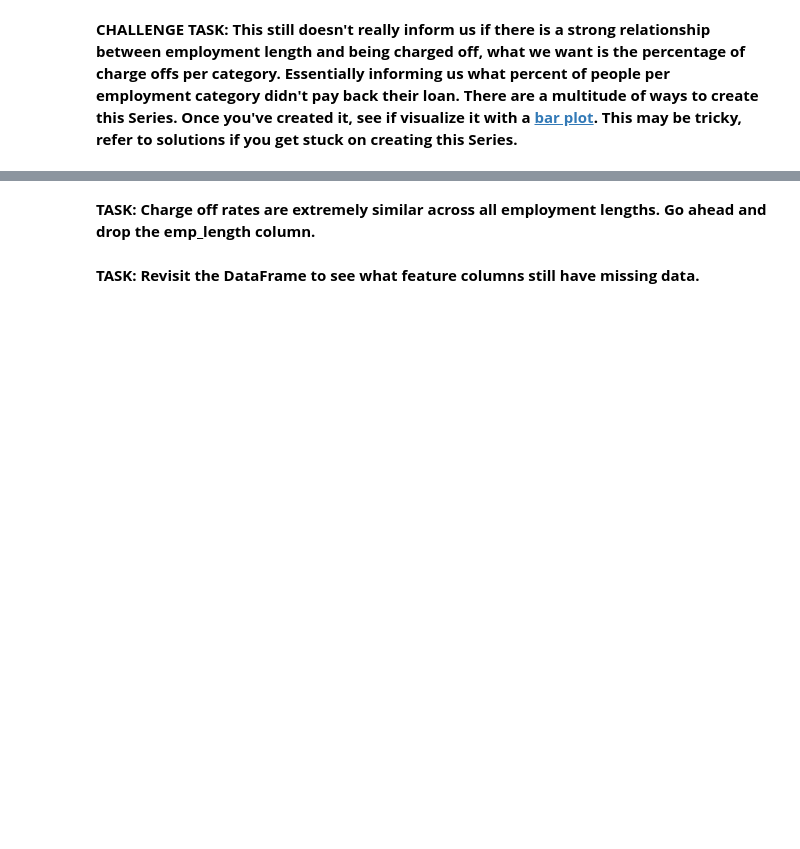
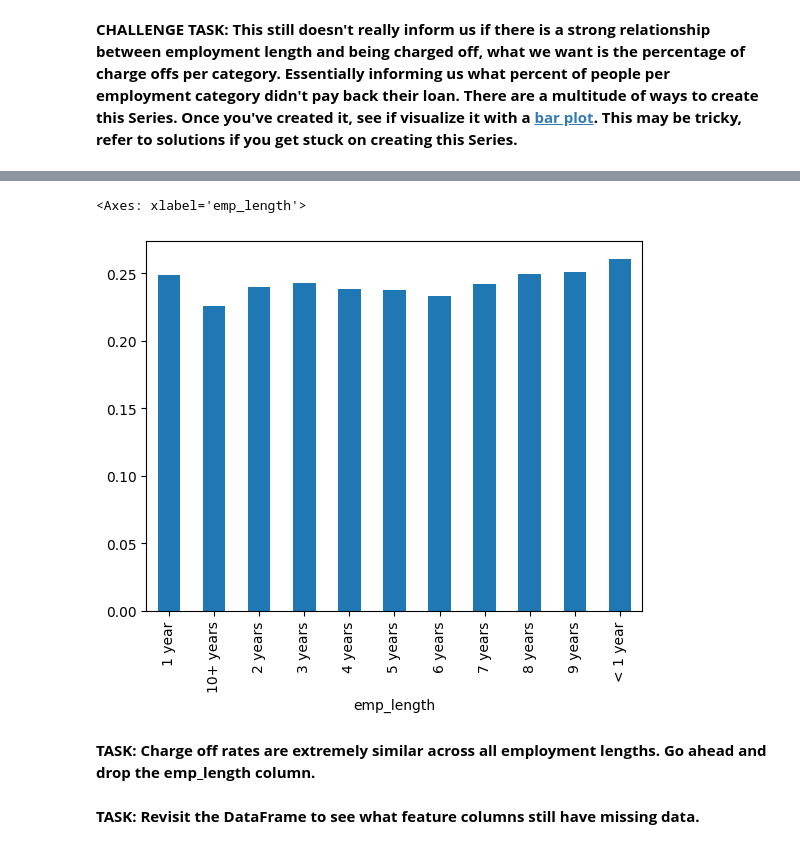
Before and after one commit to soheilsolhjoo/practices-courses, a Jupyter notebook: Keras-TensorFlow/03-Keras-Project-Exercise.ipynb, the cells around one changed output, grey strips where cells are left out. Saved outputs shown, nothing was run; the diff lists cells and outputs as text; code cells hidden in the pictures; blank space fills up the shorter version.

```diff
--- a/Keras-TensorFlow/03-Keras-Project-Exercise.ipynb
+++ b/Keras-TensorFlow/03-Keras-Project-Exercise.ipynb
@@ -574,0 +576,5 @@ Name: loan_status, dtype: float64
+# %%
+emp_CO = df[df['loan_status']=='Charged Off'].groupby('emp_length').count()['loan_status']
+emp_FP = df[df['loan_status']=='Fully Paid'].groupby('emp_length').count()['loan_status']
+emp_ratio = emp_CO / emp_FP
+print(emp_ratio)
@@ -575,3 +595,8 @@ Name: loan_status, dtype: float64
+# %%
+emp_ratio.plot(kind='bar')
+# %% [output]
+<Axes: xlabel='emp_length'>
+[figure, added]
 # %% [markdown]
 **TASK: Charge off rates are extremely similar across all employment lengths. Go ahead and drop the emp_length column.**
 # %%
```
Also changed, not shown: parts of 130 cells of this notebook, 2 other files.
